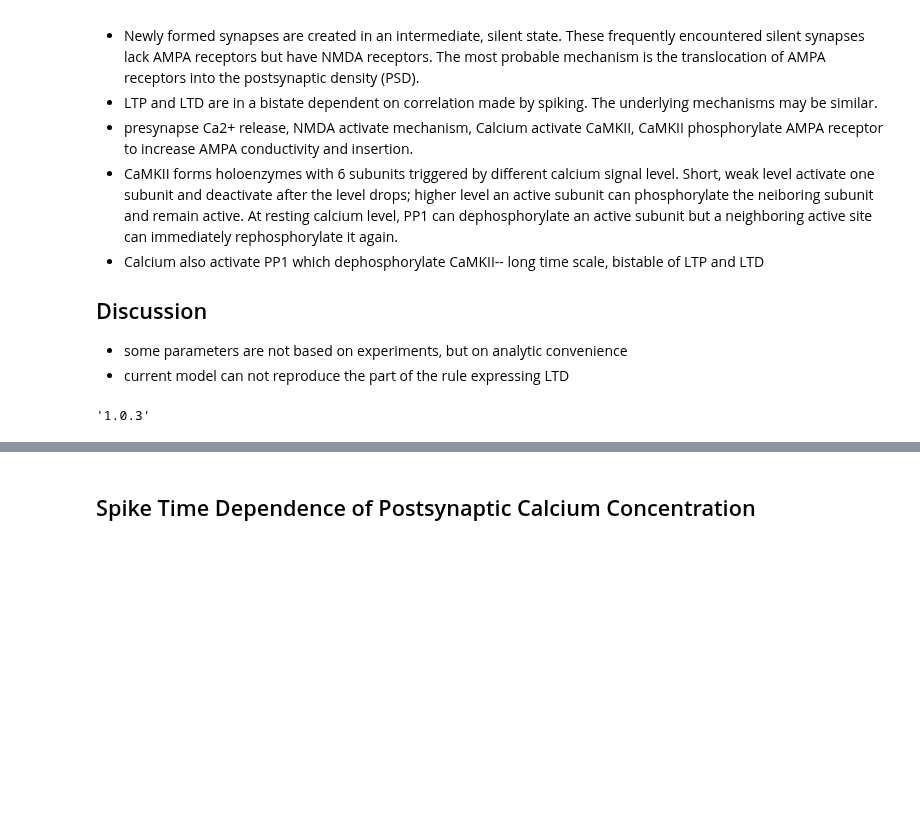
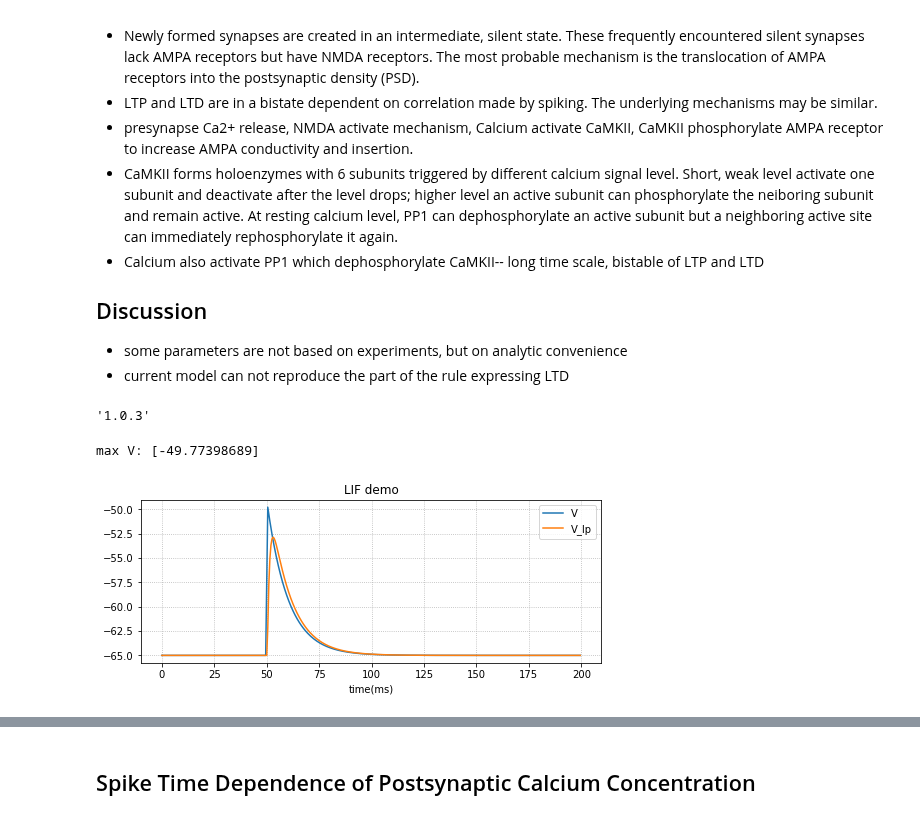
Before and after one commit to AohuaCheng/Neuro-and-Complexity-Science, a Jupyter notebook: Coding/LTP/correlation.ipynb, the cells around one changed output, grey strips where cells are left out. Saved outputs shown, nothing was run; the diff lists cells and outputs as text; code cells hidden in the pictures; blank space fills up the shorter version.

```diff
--- a/Coding/LTP/correlation.ipynb
+++ b/Coding/LTP/correlation.ipynb
@@ -42,0 +128,28 @@ bp.backend.set(dt=dt)
+# %%
+## LIF
+tau_V = 0.5
+t_duration = 200
+idx_duration = int(t_duration/dt)
+input_I = bp.ops.zeros(idx_duration)
+idx_spike = int(50/dt)
+idx_spike_duration = int(1/dt)
+input_I[idx_spike: idx_spike+idx_spike_duration] = 160
+
+lif = LIF(size=1, monitors=['V', 'V_lp'])  # size is the iteration rounds
+# duration is the real time
+lif.run(duration=t_duration, inputs=('input', input_I))
+
+# plot
+fig, gs = bp.visualize.get_figure(row_num=1, col_num=1, row_len=3, col_len=7)
+
+fig.add_subplot(gs[0, 0])
+plt.plot(lif.mon.ts, lif.mon.V[:, 0], label='V')
+plt.plot(lif.mon.ts, lif.mon.V_lp[:, 0], label='V_lp')
+plt.legend()
+plt.title('LIF demo')
+plt.xlabel('time(ms)')
+plt.grid(linestyle='dotted')
+print('max V:', max(lif.mon.V))
+# %% [output]
+max V: [-49.77398689]
+[figure, added]
```
Also changed, not shown: parts of 7 cells of this notebook.
